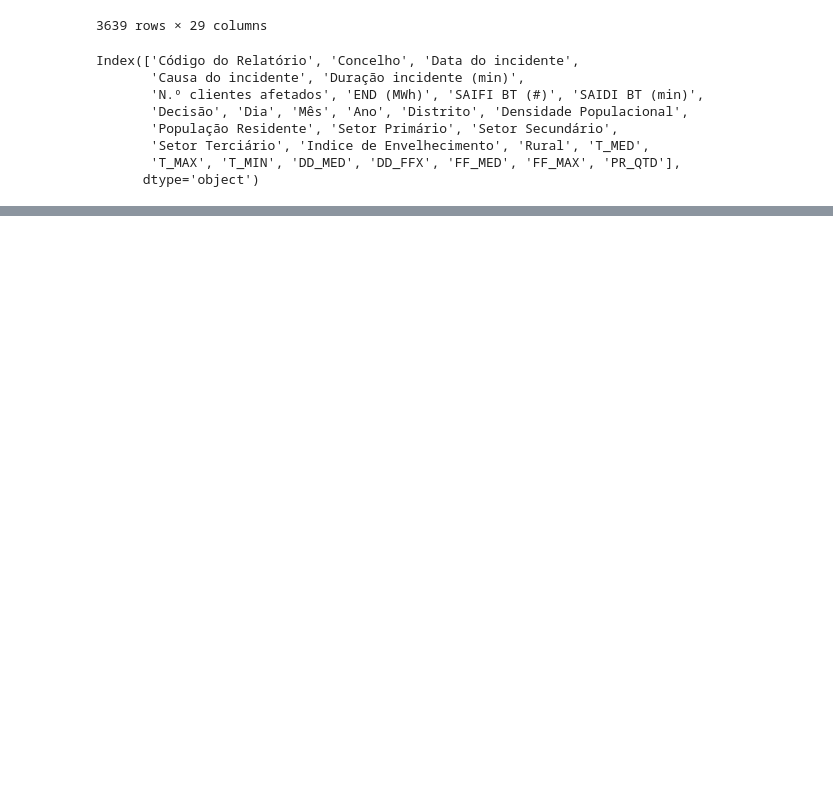
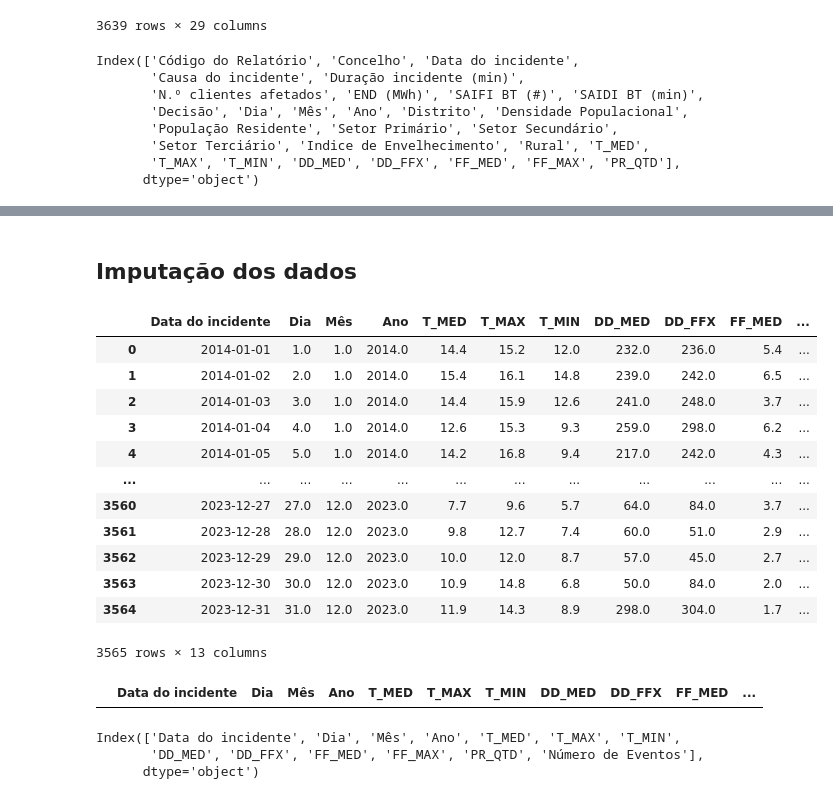
Before and after one commit to Vullkano/pfacd, a Jupyter notebook: rascunhos/freitas/TimeSeries.ipynb, the cells around one changed output, grey strips where cells are left out. Saved outputs shown, nothing was run; the diff lists cells and outputs as text; code cells hidden in the pictures; blank space fills up the shorter version.

```diff
--- a/rascunhos/freitas/TimeSeries.ipynb
+++ b/rascunhos/freitas/TimeSeries.ipynb
@@ -305,0 +418,35 @@ plt.show()
+# %% [markdown]
+## Imputação dos dados
+# %%
+# Criar o objeto do imputador por regressão
+imputer_mice = IterativeImputer()
+
+# Aplicar o método MICE para imputar os valores ausentes em todas as colunas numéricas
+BT[colunas_numericas] = imputer_mice.fit_transform(BT[colunas_numericas])
+
+# Resultado final
+BT
+# %% [output]
+|  | Data do incidente | Dia | Mês | Ano | T_MED | T_MAX | T_MIN | DD_MED | DD_FFX | FF_MED | ... |
+| 0 | 2014-01-01 | 1.0 | 1.0 | 2014.0 | 14.4 | 15.2 | 12.0 | 232.0 | 236.0 | 5.4 | ... |
+| 1 | 2014-01-02 | 2.0 | 1.0 | 2014.0 | 15.4 | 16.1 | 14.8 | 239.0 | 242.0 | 6.5 | ... |
+| 2 | 2014-01-03 | 3.0 | 1.0 | 2014.0 | 14.4 | 15.9 | 12.6 | 241.0 | 248.0 | 3.7 | ... |
+| 3 | 2014-01-04 | 4.0 | 1.0 | 2014.0 | 12.6 | 15.3 | 9.3 | 259.0 | 298.0 | 6.2 | ... |
+| 4 | 2014-01-05 | 5.0 | 1.0 | 2014.0 | 14.2 | 16.8 | 9.4 | 217.0 | 242.0 | 4.3 | ... |
+| ... | ... | ... | ... | ... | ... | ... | ... | ... | ... | ... | ... |
+| 3560 | 2023-12-27 | 27.0 | 12.0 | 2023.0 | 7.7 | 9.6 | 5.7 | 64.0 | 84.0 | 3.7 | ... |
+| 3561 | 2023-12-28 | 28.0 | 12.0 | 2023.0 | 9.8 | 12.7 | 7.4 | 60.0 | 51.0 | 2.9 | ... |
+| 3562 | 2023-12-29 | 29.0 | 12.0 | 2023.0 | 10.0 | 12.0 | 8.7 | 57.0 | 45.0 | 2.7 | ... |
+| 3563 | 2023-12-30 | 30.0 | 12.0 | 2023.0 | 10.9 | 14.8 | 6.8 | 50.0 | 84.0 | 2.0 | ... |
+| 3564 | 2023-12-31 | 31.0 | 12.0 | 2023.0 | 11.9 | 14.3 | 8.9 | 298.0 | 304.0 | 1.7 | ... |
+3565 rows × 13 columns
+# %%
+BT[BT.isna().any(axis=1)]
+# %% [output]
+|  | Data do incidente | Dia | Mês | Ano | T_MED | T_MAX | T_MIN | DD_MED | DD_FFX | FF_MED | ... |
+# %%
+BT.columns
+# %% [output]
+Index(['Data do incidente', 'Dia', 'Mês', 'Ano', 'T_MED', 'T_MAX', 'T_MIN',
+       'DD_MED', 'DD_FFX', 'FF_MED', 'FF_MAX', 'PR_QTD', 'Número de Eventos'],
+      dtype='object')
```
Also changed, not shown: parts of 18 cells of this notebook, 1 other file.
